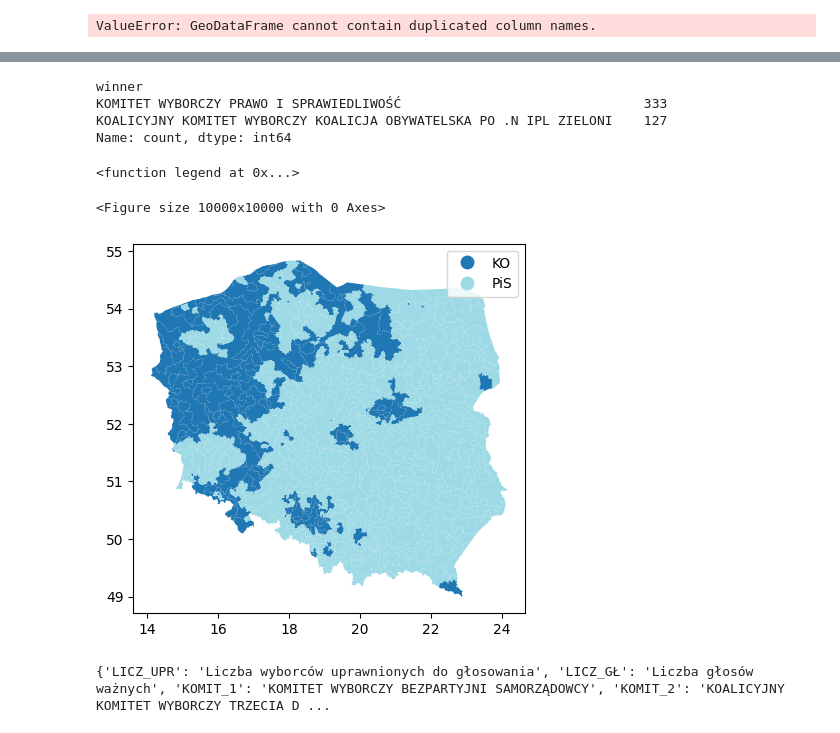
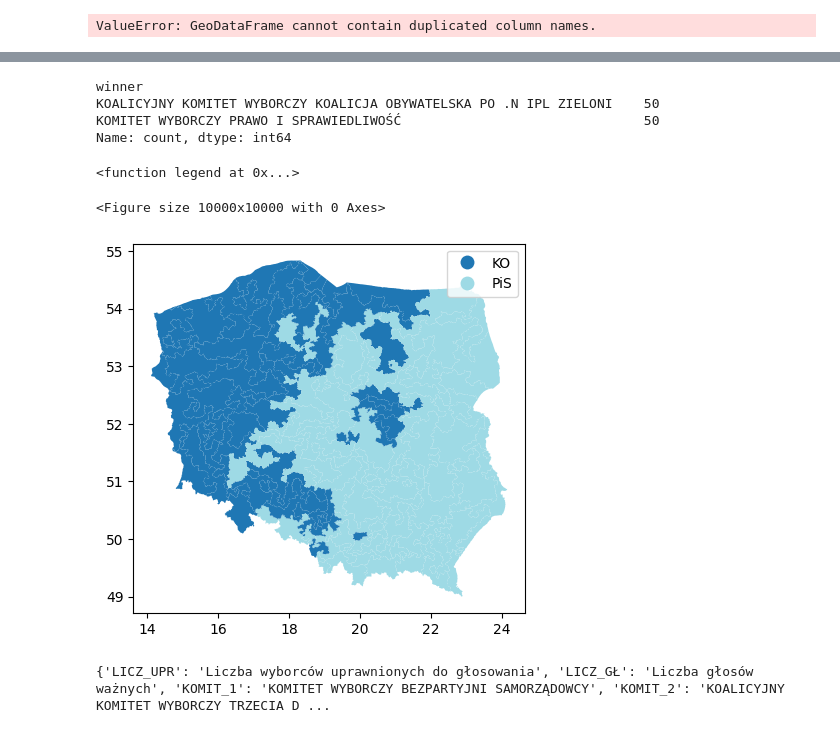
Before and after one commit to Jogurtonelle/gerrymandering, a Jupyter notebook: main.ipynb, the cells around one changed output, grey strips where cells are left out. Cells and saved outputs as stored; diff of their text form; code cells hidden in the pictures.

```diff
--- a/main.ipynb
+++ b/main.ipynb
@@ -94,5 +94,5 @@ plt.plot(data)
 # %%
-districts = pkl.load(open("temp/graph_cut_algorithm.pkl", "rb"))
+districts = pkl.load(open("temp/favouritism_alg_KOMIT_6.pkl", "rb"))
 merged_gdf = gpd.read_file("temp/gminy_sejm_2023/gminy_sejm_2023.shp", encoding="utf-8")
 # %%
 merged_gdf['district'] = -1
@@ -107,7 +110,7 @@ merged_gdf.reset_index(inplace=True)
 #get max from columns KOMIT_1 to KOMIT_12
 
 dict_columns = pkl.load(open("pickle_files/dict_columns_sejm_2023.pkl", "rb"))
-
+dict_columns.update({"ZO": "Zjednoczona Opozycja"})
 # #get KOMITs which names in dict_columns contain "PO", "PSL", "Lewica"
 # komit_columns = [col for col, name in dict_columns.items() if any(keyword in name for keyword in ["PO", "PSL", "Lewica"])]
 
@@ -127,28 +130,29 @@ merged_gdf.head(1)
 merged_gdf['winner'].value_counts()
 # %% [output]
 winner
-KOMITET WYBORCZY PRAWO I SPRAWIEDLIWOŚĆ                               333
-KOALICYJNY KOMITET WYBORCZY KOALICJA OBYWATELSKA PO .N IPL ZIELONI    127
+KOALICYJNY KOMITET WYBORCZY KOALICJA OBYWATELSKA PO .N IPL ZIELONI    50
+KOMITET WYBORCZY PRAWO I SPRAWIEDLIWOŚĆ                               50
 Name: count, dtype: int64
 # %%
 #rename max values to be more readable
 merged_gdf['winner'] = merged_gdf['winner'].map({
     'KOMITET WYBORCZY PRAWO I SPRAWIEDLIWOŚĆ' : 'PiS',
     'KOALICYJNY KOMITET WYBORCZY KOALICJA OBYWATELSKA PO .N IPL ZIELONI' : 'KO',
     'KOALICYJNY KOMITET WYBORCZY TRZECIA DROGA POLSKA 2050 SZYMONA HOŁOWNI - POLSKIE STRONNICTWO LUDOWE': 'TD - PSL, P20250',
-    'PO_PSL_Lewica': 'Pakt Senacki'
+    'PO_PSL_Lewica': 'Pakt Senacki',
+    "Zjednoczona Opozycja": "ZO"
 })
 #plot districts with colors based on the most voted party
 import matplotlib.pyplot as plt
 
 plt.figure(figsize=(100, 100))
 merged_gdf.plot(column='winner', cmap='tab20', legend=True)
 print(plt.legend)
 plt.show()
 # %% [output]
 <function legend at 0x...>
 <Figure size 10000x10000 with 0 Axes>
-[figure, old version]
+[figure, new version]
 # %%
 #reduce polygons in districts_gdf
 merged_gdf['geometry'] = merged_gdf['geometry'].simplify(tolerance=0.005, preserve_topology=True)
```
Also changed, not shown: parts of 9 cells of this notebook, 21 other files.
